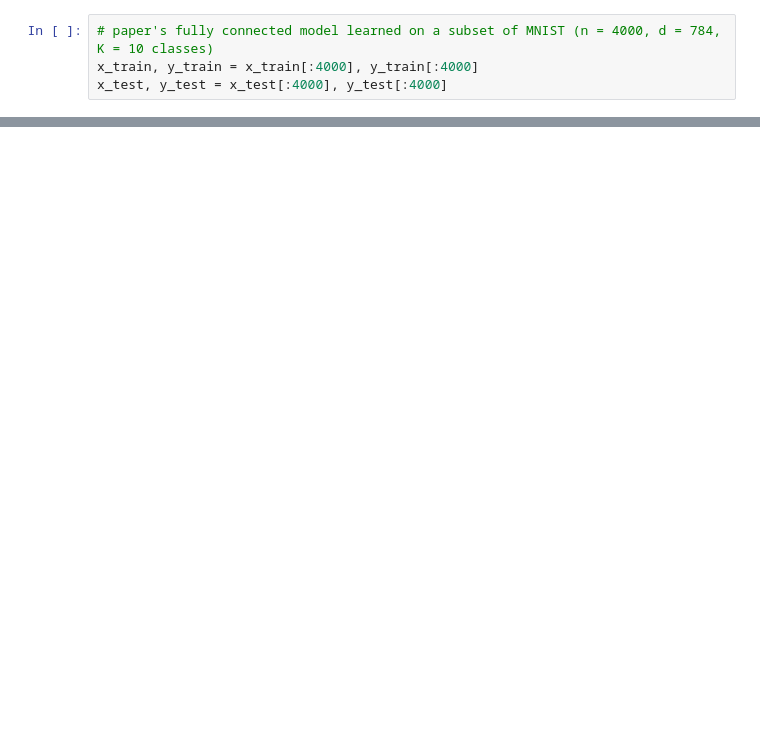
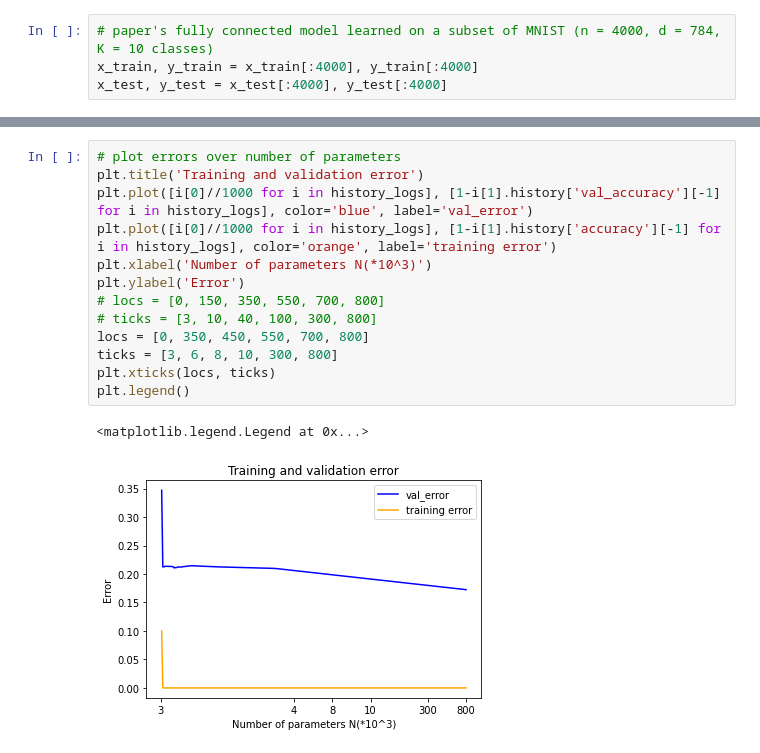
Before and after one commit to AlwaysSearching/Mathematics-of-Deep-Learning-Research-Project, a Jupyter notebook: keras experiments/replicate_double_descent_fully_connected.ipynb, the cells around one changed output, grey strips where cells are left out. Saved outputs shown, nothing was run; the diff lists cells and outputs as text; blank space fills up the shorter version.

```diff
--- a/keras experiments/replicate_double_descent_fully_connected.ipynb
+++ b/keras experiments/replicate_double_descent_fully_connected.ipynb
@@ -136,3 +253,19 @@ Number of parameters = 40000, 50 hidden layer neurons
+# %%
+# plot errors over number of parameters
+plt.title('Training and validation error')
+plt.plot([i[0]//1000 for i in history_logs], [1-i[1].history['val_accuracy'][-1] for i in history_logs], color='blue', label='val_error')
+plt.plot([i[0]//1000 for i in history_logs], [1-i[1].history['accuracy'][-1] for i in history_logs], color='orange', label='training error')
+plt.xlabel('Number of parameters N(*10^3)')
+plt.ylabel('Error')
+# locs = [0, 150, 350, 550, 700, 800]
+# ticks = [3, 10, 40, 100, 300, 800]
+locs = [0, 350, 450, 550, 700, 800]
+ticks = [3, 6, 8, 10, 300, 800]
+plt.xticks(locs, ticks)
+plt.legend()
+# %% [output]
+<matplotlib.legend.Legend at 0x...>
+[figure, added]
 # %%
 # full MNIST
 mnist = tf.keras.datasets.mnist
```
Also changed, not shown: parts of 4 cells of this notebook, 1 other file.
